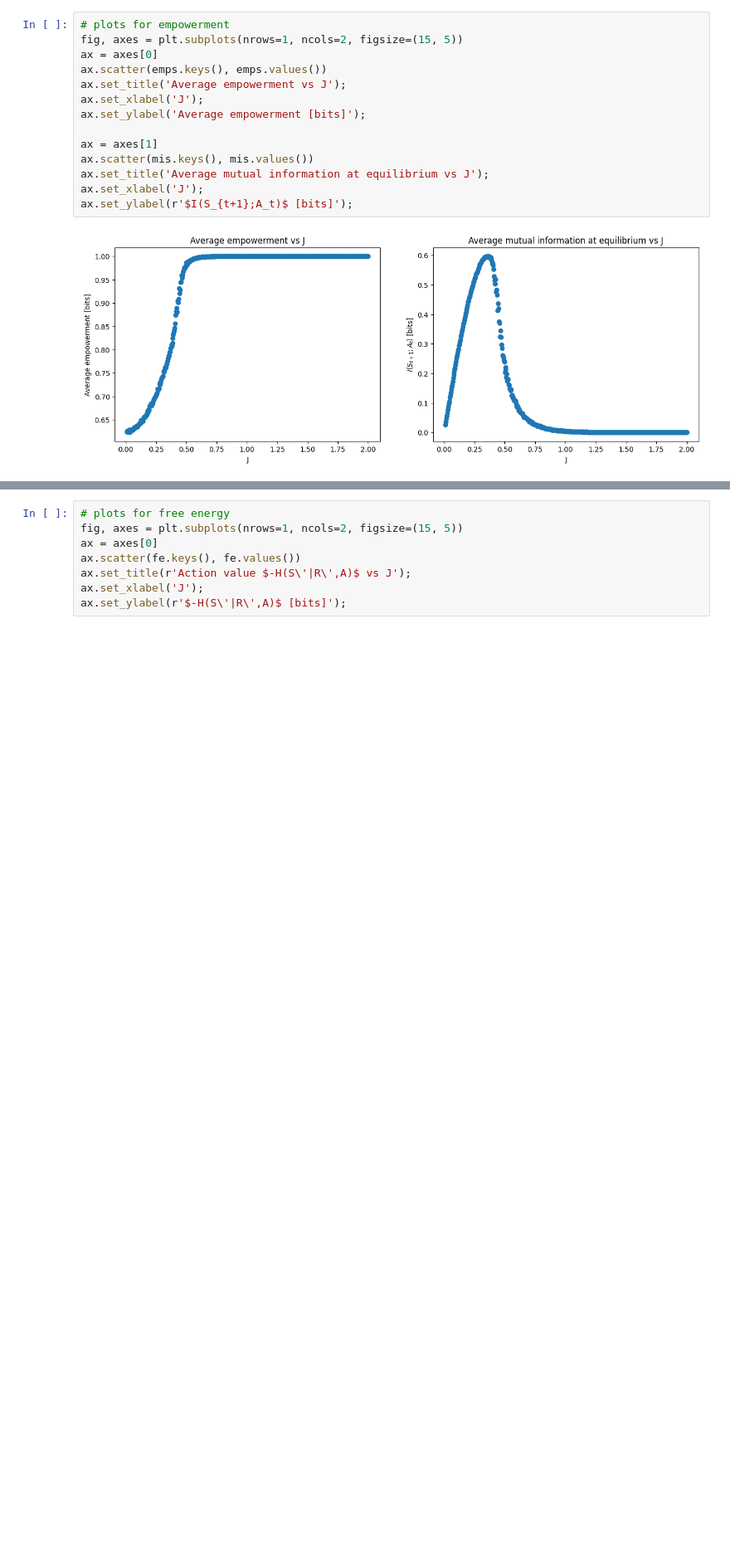
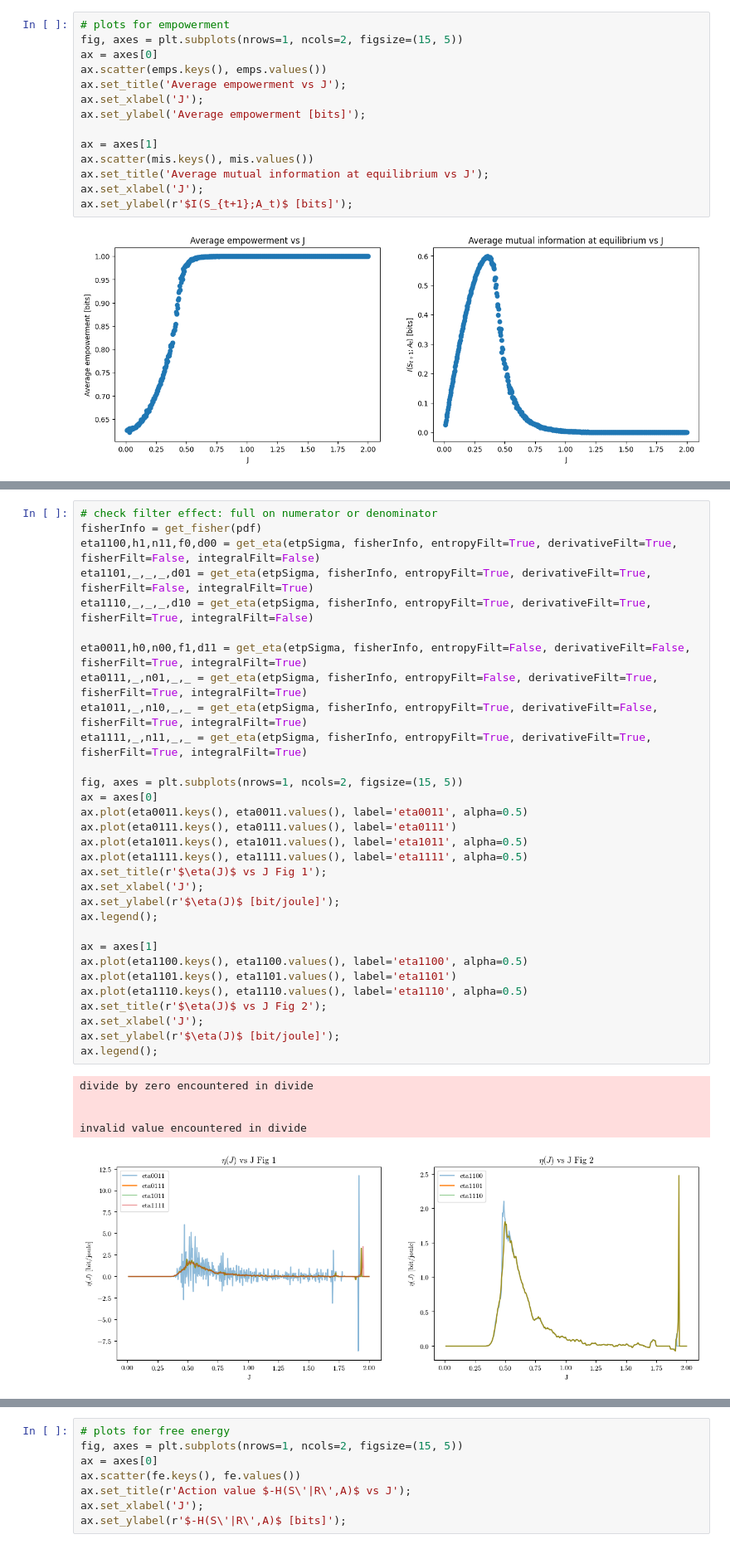
Before and after one commit to qianyangchen/IsingModel2D, a Jupyter notebook: Ising2D.ipynb, the cells around one changed output, grey strips where cells are left out. Shown at 83% size. Drawn from its saved outputs; the diff is of its cells as text; blank space fills up the shorter version.

```diff
--- a/Ising2D.ipynb
+++ b/Ising2D.ipynb
@@ -684,0 +559,37 @@ ax.legend();
+# %%
+# check filter effect: full on numerator or denominator
+fisherInfo = get_fisher(pdf)
+eta1100,h1,n11,f0,d00 = get_eta(etpSigma, fisherInfo, entropyFilt=True, derivativeFilt=True, fisherFilt=False, integralFilt=False)
+eta1101,_,_,_,d01 = get_eta(etpSigma, fisherInfo, entropyFilt=True, derivativeFilt=True, fisherFilt=False, integralFilt=True)
+eta1110,_,_,_,d10 = get_eta(etpSigma, fisherInfo, entropyFilt=True, derivativeFilt=True, fisherFilt=True, integralFilt=False)
+
+eta0011,h0,n00,f1,d11 = get_eta(etpSigma, fisherInfo, entropyFilt=False, derivativeFilt=False, fisherFilt=True, integralFilt=True)
+eta0111,_,n01,_,_ = get_eta(etpSigma, fisherInfo, entropyFilt=False, derivativeFilt=True, fisherFilt=True, integralFilt=True)
+eta1011,_,n10,_,_ = get_eta(etpSigma, fisherInfo, entropyFilt=True, derivativeFilt=False, fisherFilt=True, integralFilt=True)
+eta1111,_,n11,_,_ = get_eta(etpSigma, fisherInfo, entropyFilt=True, derivativeFilt=True, fisherFilt=True, integralFilt=True)
+
+fig, axes = plt.subplots(nrows=1, ncols=2, figsize=(15, 5))
+ax = axes[0]
+ax.plot(eta0011.keys(), eta0011.values(), label='eta0011', alpha=0.5)
+ax.plot(eta0111.keys(), eta0111.values(), label='eta0111')
+ax.plot(eta1011.keys(), eta1011.values(), label='eta1011', alpha=0.5)
+ax.plot(eta1111.keys(), eta1111.values(), label='eta1111', alpha=0.5)
+ax.set_title(r'$\eta(J)$ vs J Fig 1');
+ax.set_xlabel('J');
+ax.set_ylabel(r'$\eta(J)$ [bit/joule]');
+ax.legend();
+
+ax = axes[1]
+ax.plot(eta1100.keys(), eta1100.values(), label='eta1100', alpha=0.5)
+ax.plot(eta1101.keys(), eta1101.values(), label='eta1101')
+ax.plot(eta1110.keys(), eta1110.values(), label='eta1110', alpha=0.5)
+ax.set_title(r'$\eta(J)$ vs J Fig 2');
+ax.set_xlabel('J');
+ax.set_ylabel(r'$\eta(J)$ [bit/joule]');
+ax.legend();
+# %% [output]
+divide by zero encountered in divide
+
+
+invalid value encountered in divide
+[figure, added]
```
Also changed, not shown: parts of 30 cells of this notebook.
